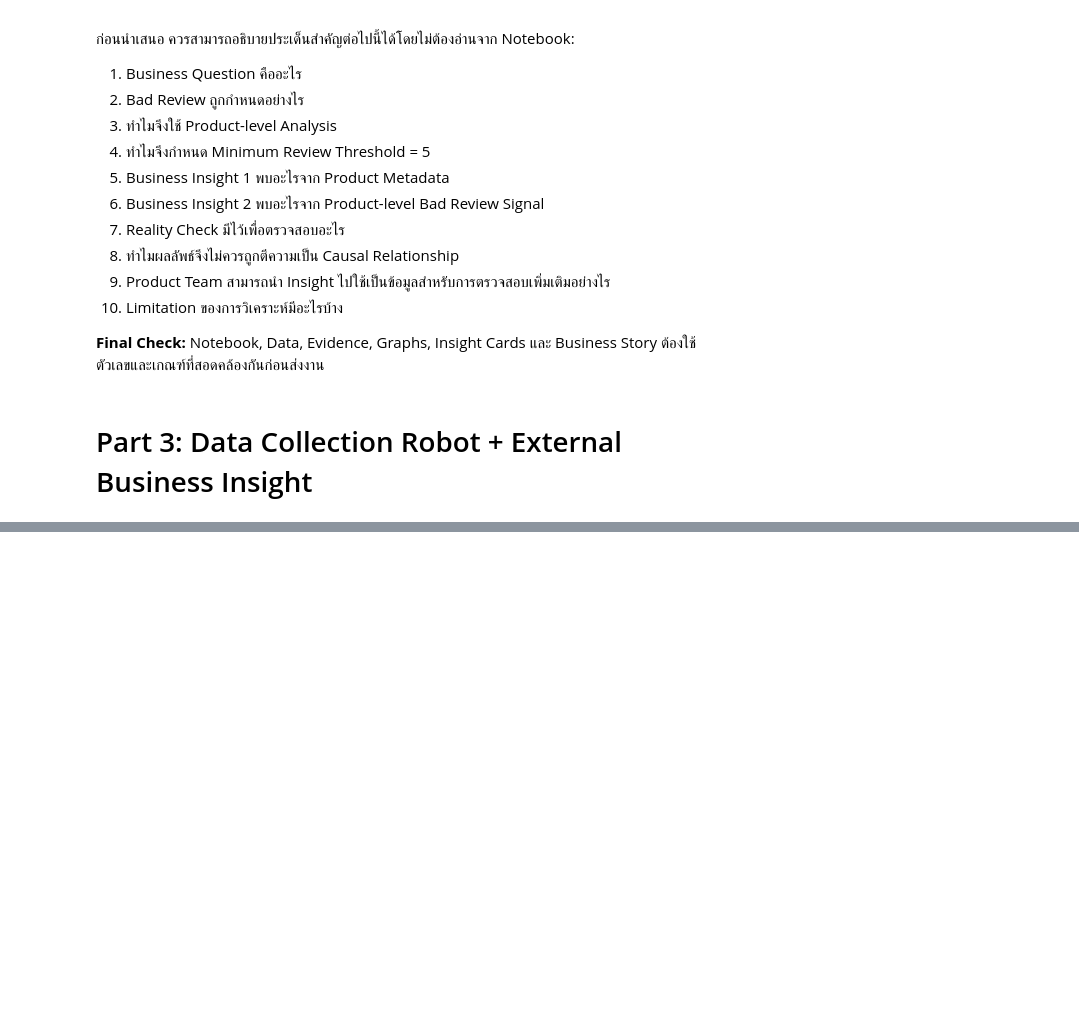
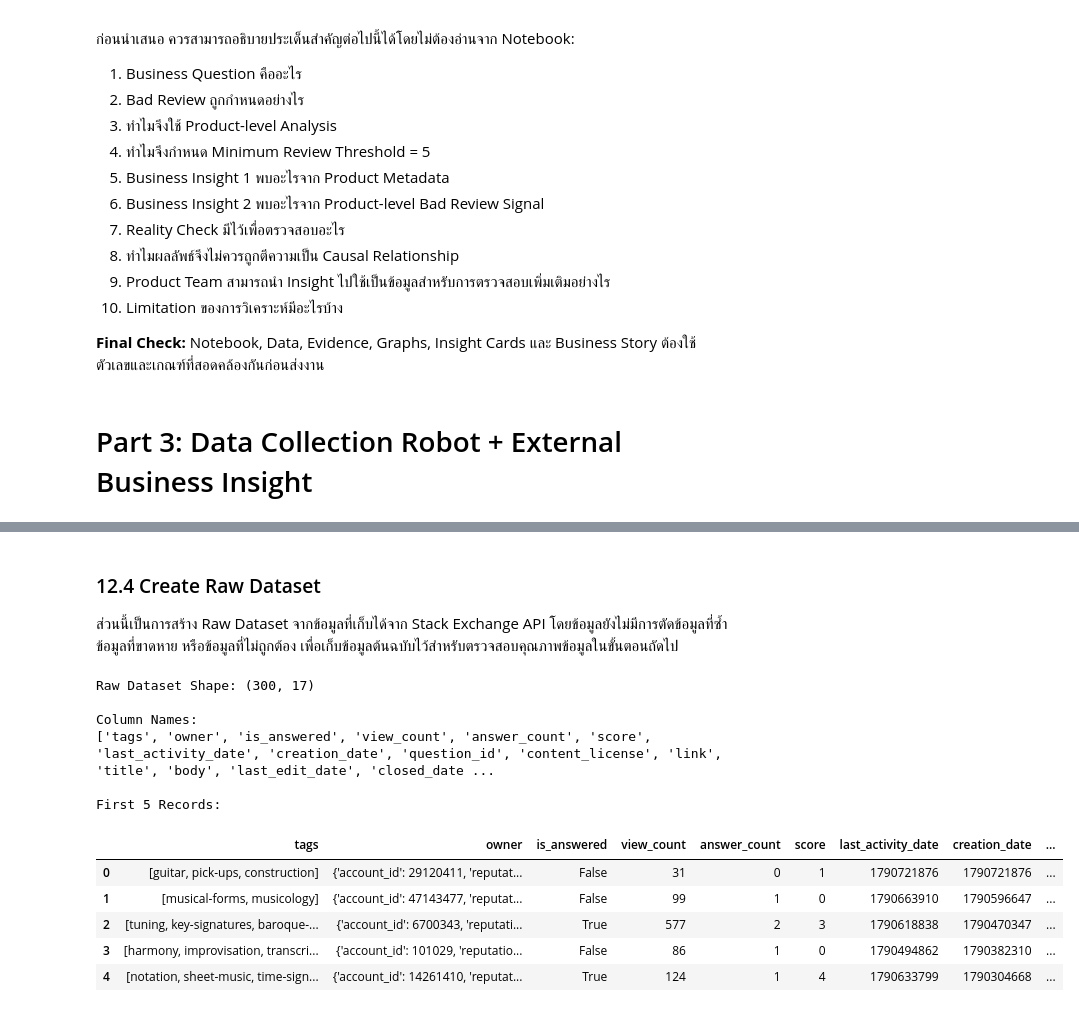
Before and after one commit to suphitchakh-web/Project_1, a Jupyter notebook: Team06_Part2.ipynb, the cells around one changed output, grey strips where cells are left out. Drawn from its saved outputs; the diff is of its cells as text; code cells hidden in the pictures; blank space fills up the shorter version.

```diff
--- a/Team06_Part2.ipynb
+++ b/Team06_Part2.ipynb
@@ -3377,0 +3245,27 @@ display(df.head())
+# %%
+# ============================================================
+# 12.3 Data Collection from API
+# ============================================================
+
+all_items = []
+
+for page in range(1, 4):
+
+    params["page"] = page
+
+    response = requests.get(url, params=params)
+
+    print(f"Page {page} - Status Code:", response.status_code)
+
+    page_data = response.json()
+
+    items = page_data.get("items", [])
+
+    print(f"Page {page} - Records collected:", len(items))
+
+    all_items.extend(items)
+
+# Create Raw Dataset
+external_raw_df = pd.DataFrame(all_items)
+
+print("\nTotal raw records collected:", len(external_raw_df))
@@ -3377,0 +3281,29 @@ display(df.head())
+# %% [markdown]
+### 12.4 Create Raw Dataset
+
+ส่วนนี้เป็นการสร้าง Raw Dataset จากข้อมูลที่เก็บได้จาก Stack Exchange API โดยข้อมูลยังไม่มีการตัดข้อมูลที่ซ้ำ ข้อมูลที่ขาดหาย หรือข้อมูลที่ไม่ถูกต้อง เพื่อเก็บข้อมูลต้นฉบับไว้สำหรับตรวจสอบคุณภาพข้อมูลในขั้นตอนถัดไป
+# %%
+# ============================================================
+# 12.4 Create Raw Dataset
+# ============================================================
+
+print("Raw Dataset Shape:", external_raw_df.shape)
+
+print("\nColumn Names:")
+print(external_raw_df.columns.tolist())
+
+print("\nFirst 5 Records:")
+display(external_raw_df.head())
+# %% [output]
+Raw Dataset Shape: (300, 17)
+
+Column Names:
+['tags', 'owner', 'is_answered', 'view_count', 'answer_count', 'score', 'last_activity_date', 'creation_date', 'question_id', 'content_license', 'link', 'title', 'body', 'last_edit_date', 'closed_date ...
+
+First 5 Records:
+|  | tags | owner | is_answered | view_count | answer_count | score | last_activity_date | creation_date | ... |
+| 0 | [guitar, pick-ups, construction] | {'account_id': 29120411, 'reputat... | False | 31 | 0 | 1 | 1790721876 | 1790721876 | ... |
+| 1 | [musical-forms, musicology] | {'account_id': 47143477, 'reputat... | False | 99 | 1 | 0 | 1790663910 | 1790596647 | ... |
+| 2 | [tuning, key-signatures, baroque-... | {'account_id': 6700343, 'reputati... | True | 577 | 2 | 3 | 1790618838 | 1790470347 | ... |
+| 3 | [harmony, improvisation, transcri... | {'account_id': 101029, 'reputatio... | False | 86 | 1 | 0 | 1790494862 | 1790382310 | ... |
+| 4 | [notation, sheet-music, time-sign... | {'account_id': 14261410, 'reputat... | True | 124 | 1 | 4 | 1790633799 | 1790304668 | ... |
```
Also changed, not shown: parts of 65 cells of this notebook.
